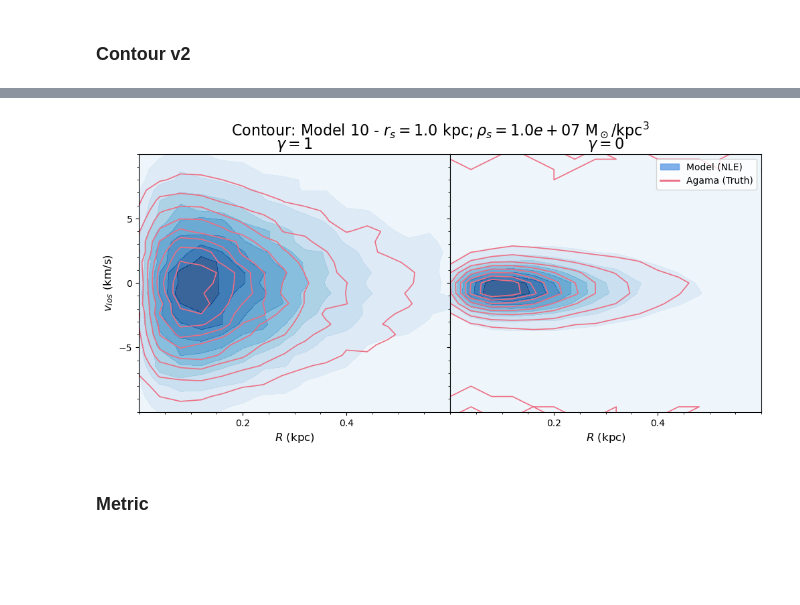
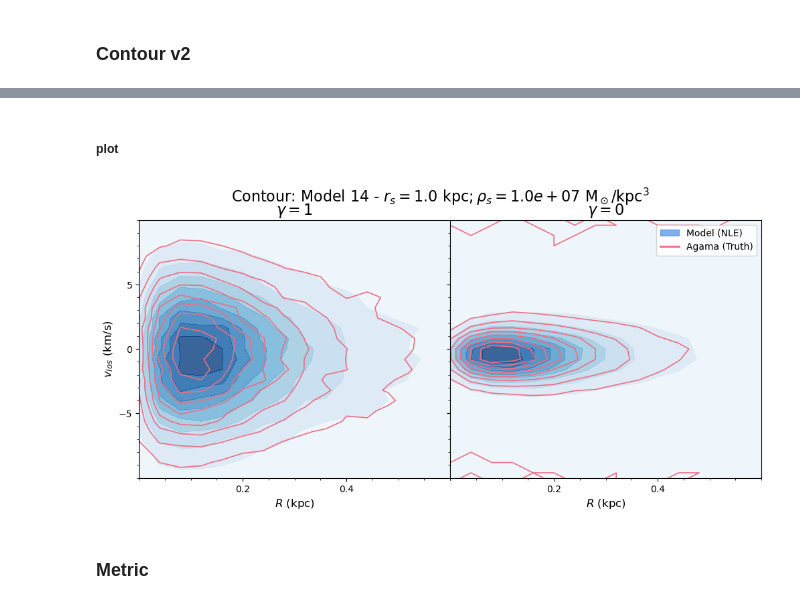
Before and after one commit to Anodymous1/suds, a Jupyter notebook: model_training.ipynb, the cells around one changed output, grey strips where cells are left out. Saved outputs shown, nothing was run; the diff lists cells and outputs as text; code cells hidden in the pictures; blank space fills up the shorter version.

Commit message:
model 15

```diff
--- a/model_training.ipynb
+++ b/model_training.ipynb
@@ -868,3 +871,11 @@ plt.show()
+# %%
+with open("./model_15/inference_model_15_core.pkl", "rb") as file:
+    inference = pickle.load(file)
+galaxy = np.expand_dims(np.array([7, 0, 0, 0.2]), axis=0).astype(np.float32)
+df = inference._neural_net.sample(100_000, context=galaxy).squeeze().detach().numpy()
+pd.DataFrame(df).to_csv("./model_15/contour_samples_model_15_core.csv", header=None, index=None)
+# %% [markdown]
+##### plot
 # %%
 prior = generate_prior()
 log_p_0 = 7
@@ -874,18 +885,34 @@ r_star_div_r_s = 0.2
 
 theta = np.expand_dims(np.array([log_p_0, log_r_s, gamma, r_star_div_r_s]), axis=0).astype(np.float32)
 # %%
-def plot_prep(file:str) -> tuple[np.ndarray]:
+
+def plot_prep(file:str, dim:int = 6, standardization:str = None) -> tuple[np.ndarray]:
     samples = np.array(pd.read_csv(file, header=None))
-    pos, vel = samples[:,:3], samples[:, 3:]
-    r_proj = np.sqrt(pos[:, 0]**2 + pos[:,1]**2)
-    v_los = vel[:,2]
+    if standardization is not None:
+        x = standardize(np.array(pd.read_csv(standardization, header=None)))
+        samples = samples * x[2] + x[1]
+
+    if dim == 6:
+        pos, vel = samples[:,:3], samples[:, 3:]
+        r_proj = np.sqrt(pos[:, 0]**2 + pos[:,1]**2)
+        v_los = vel[:,2]
+    elif dim == 3:
+        r_proj = np.sqrt(samples[:,0] ** 2 + samples[:,1] ** 2)
+        v_los = samples[:, -1]
+    elif dim == 2:
+        r_proj = samples[:,0]
+        v_los = samples[:,1]
 
     return r_proj, v_los
 # %%
-r_proj, v_los = plot_prep("./model 10/contour_samples_model_10_cusp.csv")
+r_proj, v_los = plot_prep("./model_14/contour_samples_model_14_cusp.csv",
+                          dim=3,
+                          standardization="./model_14/train_x_model_14.csv")
 a_r_proj, a_v_los = plot_prep("./Contour/contour_samples_1(agama).csv")
 
-r_proj_0, v_los_0 = plot_prep("./model 10/contour_samples_model_10_core.csv")
+r_proj_0, v_los_0 = plot_prep("./model_14/contour_samples_model_14_core.csv",
+                              dim=3,
+                              standardization="./model_14/train_x_model_14.csv")
 a_r_proj_0, a_v_los_0 = plot_prep("./Contour/contour_samples_0(agama).csv")
 # %%
 import matplotlib.patches as mpatches
@@ -944,35 +971,35 @@ ax = plot_contour(r_proj, v_los, a_r_proj, a_v_los, r_proj_0, v_los_0, a_r_proj_
 ax[0].set_xlim(0, 0.6)
 ax[0].set_ylim(-10, 10)
 ax[0].set_title("$\gamma = 1$", fontsize=16)
 ax[0].set_ylabel("$v_{los}$ (km/s)", fontsize=12)
 ax[0].set_xlabel(r"$R$ (kpc)", fontsize=12)
 ax[0].set_yticks([ -5, 0, 5])
 ax[0].set_xticks([ 0.2, 0.4])
 ax[0].minorticks_on()
 
 # Cusp, gamma = 0
 ax[1].set_xlim(0, 0.6)
 ax[1].set_ylim(-10, 10)
 ax[1].set_title("$\gamma = 0$", fontsize=16)
 ax[1].set_xlabel(r"$R$ (kpc)", fontsize=12)
 ax[1].set_yticks([ -5, 0, 5])
 ax[1].set_xticks([ 0.2, 0.4])
 ax[1].minorticks_on()
 
 # Add a Legend to the first plot to explain the lines vs fill
 model_patch = mpatches.Patch(color='#4A90E2', alpha=0.7, label='Model (NLE)')
 agama_line = Line2D([0], [0], color=(237/255, 111/255, 132/255), lw=2, label='Agama (Truth)')
 ax[1].legend(handles=[model_patch, agama_line], loc='upper right', fontsize=10, frameon=True)
 
 fig.suptitle(
-    r"Contour: Model 10 - $r_s={:.1f} \ \mathrm{{kpc}}; \rho_s={:.1e} \ \mathrm{{M_\odot/kpc^3}}$".format(
+    r"Contour: Model 14 - $r_s={:.1f} \ \mathrm{{kpc}}; \rho_s={:.1e} \ \mathrm{{M_\odot/kpc^3}}$".format(
         10 ** log_r_s, 10 ** log_p_0), fontsize=16)
 
 
 
 plt.show()
 # %% [output]
-[figure, old version]
+[figure, new version]
 # %% [markdown]
 ### Metric
 # %% [markdown]
```
Also changed, not shown: parts of 5 cells of this notebook, 38 other files.
